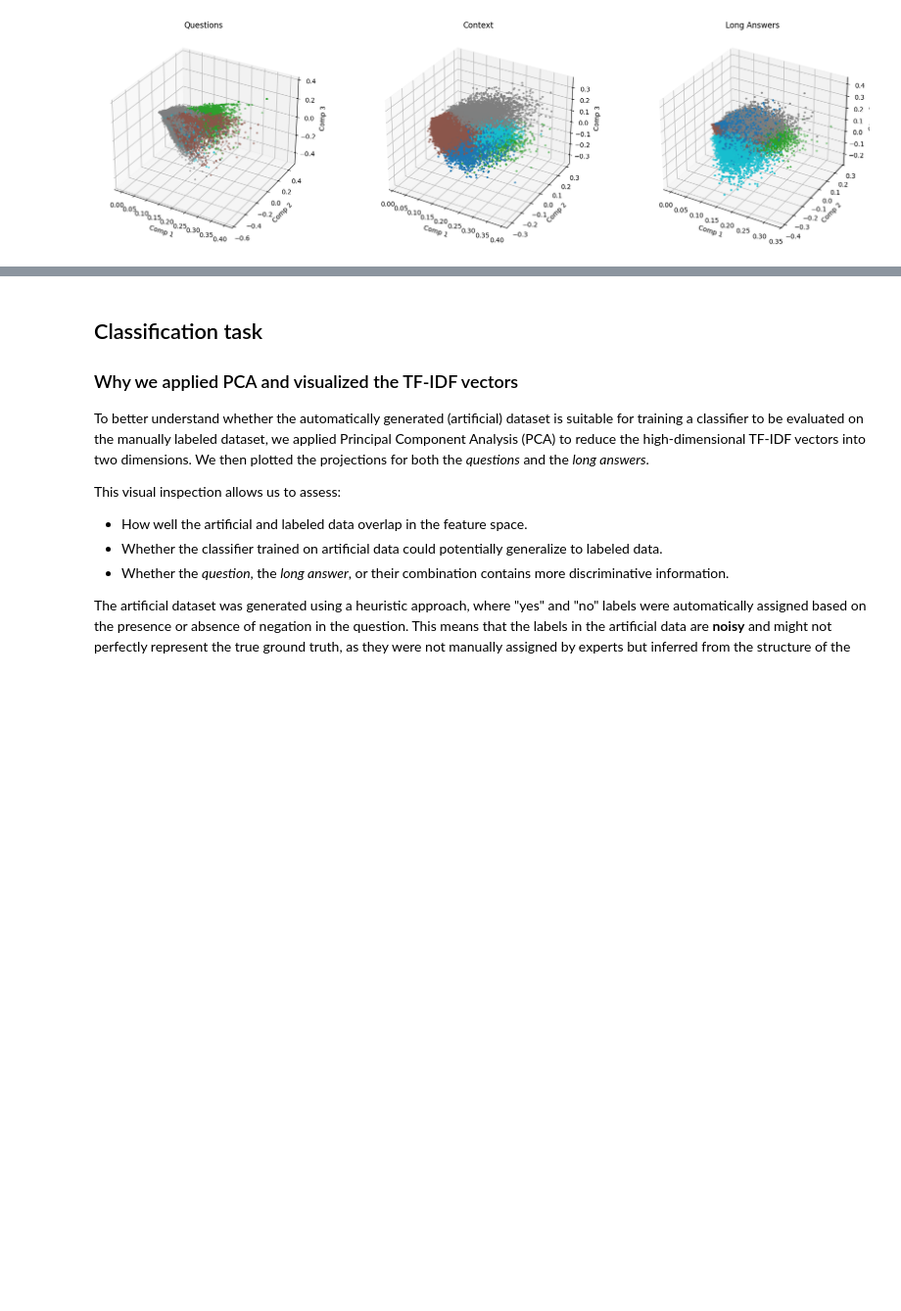
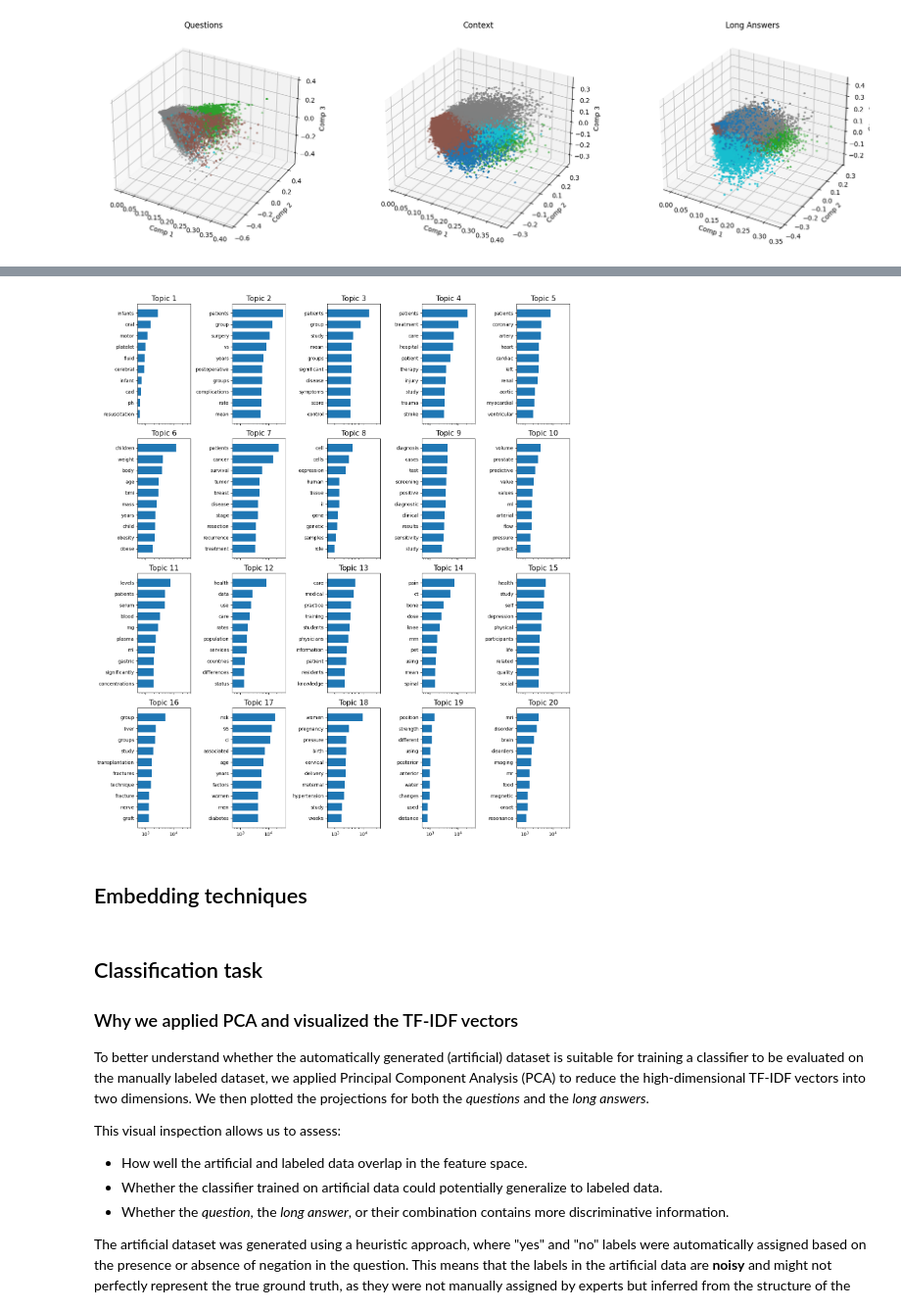
Before and after one commit to KetrinMehmeti/NLP-Project-Group-Angela, a Jupyter notebook: pubmedQA.ipynb, the cells around one changed output, grey strips where cells are left out. Shown at 98% size. Saved outputs shown, nothing was run; the diff lists cells and outputs as text; code cells hidden in the pictures; blank space fills up the shorter version.

Commit message:
Topic models: lda

```diff
--- a/pubmedQA.ipynb
+++ b/pubmedQA.ipynb
@@ -676,0 +907,6 @@ plt.show()
+# %%
+from sklearn.model_selection import train_test_split
+
+vec_fulltext_train, vec_fulltext_test = train_test_split(df_unlabeled['full_text'], test_size=0.4)
+print('No. training docs:', len(vec_fulltext_train))
+print('No. testing docs:', len(vec_fulltext_test))
@@ -676,0 +962,11 @@ plt.show()
+# %%
+vocab = vectorizer.get_feature_names_out()
+
+# Mostra le 10 parole principali per ogni topic
+for i in range(len(lda.components_)):
+    sorted_terms = lda.components_[i].argsort()[::-1]
+    top_words = [vocab[idx] for idx in sorted_terms[:10]]
+    concatenated_terms = '[' + ', '.join(top_words) + ']'
+    print(f'Topic {i + 1}:\t{concatenated_terms}')
+
+# AGGIUNGERE COMMENTO
@@ -677,3 +994,27 @@ plt.show()
+# %%
+num_words = 10
+cols = 5
+rows = int(len(lda.components_)/5)
+
+fig, axes = plt.subplots(rows, cols, figsize=(14, 4 * rows), sharex=True)
+axes = axes.flatten()
+for topic_idx, topic in enumerate(lda.components_):
+    top_terms_index = topic.argsort()[:-num_words - 1:-1]
+    top_terms = [vocab[i] for i in top_terms_index]
+    weights = topic[top_terms_index]
+    ax = axes[topic_idx]
+    ax.barh(top_terms, weights, height=0.7)
+    ax.set_title(f'Topic {topic_idx +1}',fontdict={'fontsize': 15})
+    ax.invert_yaxis()
+    ax.set_xscale('log')
+
+plt.subplots_adjust(top=0.90, bottom=0.05, wspace=0.90, hspace=0.3)
+plt.tight_layout()
+plt.show()
+# %% [output]
+[figure, added]
+# %% [markdown]
+## Embedding techniques
 # %% [markdown]
 ## Classification task
 ### Why we applied PCA and visualized the TF-IDF vectors
```
Also changed, not shown: parts of 21 cells of this notebook.
